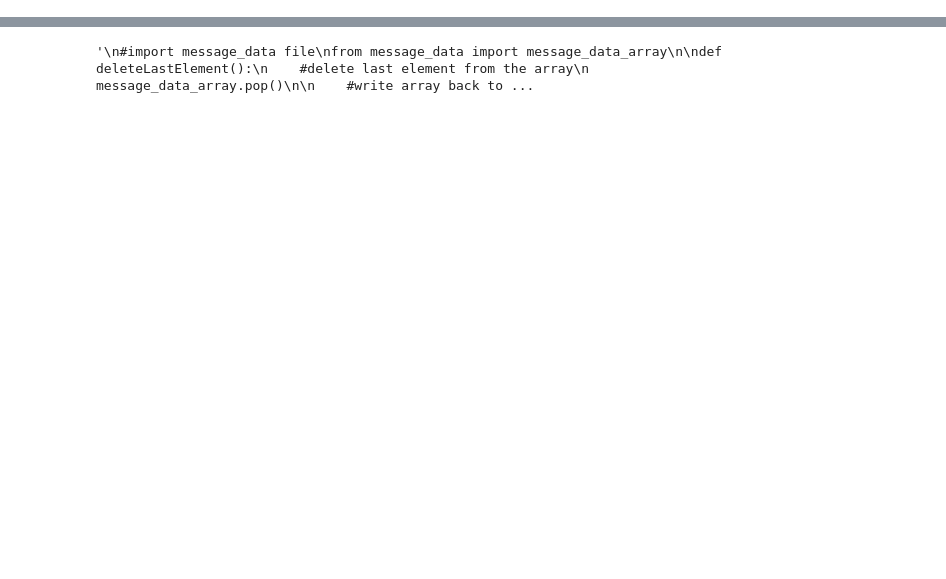
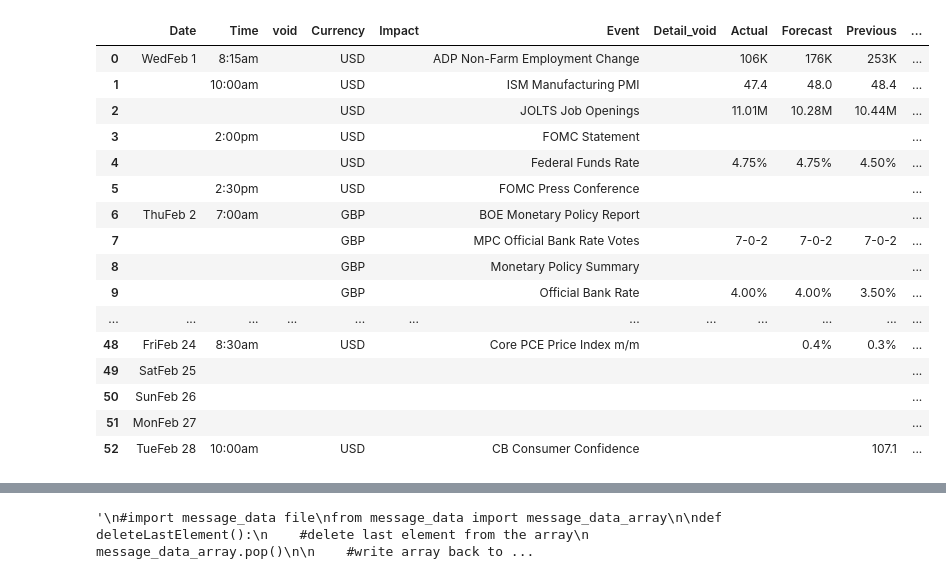
Before and after one commit to gabrieldeolaguibel/Economic-News-Webscraper, a Jupyter notebook: Economic_webscraper.ipynb, the cells around one changed output, grey strips where cells are left out. Drawn from its saved outputs; the diff is of its cells as text; code cells hidden in the pictures; blank space fills up the shorter version.

Commit message:
All features implemented
- Now in correct timezone (Madrid)
- Now sending News Events without numerical data

```diff
--- a/Economic_webscraper.ipynb
+++ b/Economic_webscraper.ipynb
@@ -49,34 +49,52 @@ with cloudscraper.create_scraper(delay=10, browser={'custom': 'ScraperBot/1.0'})
         'method': 'POST',
         'path': '/flex.php?',
         'scheme': 'https',
         'accept': '/',
         'accept-encoding': 'gzip, deflate, br',
         'accept-language': 'en-GB,en-US;q=0.9,en;q=0.8',
         'content-length': '1974',
         'content-type': 'application/x-www-form-urlencoded; charset=UTF-8',
         'origin': 'https://www.forexfactory.com',
         'referer': 'https://www.forexfactory.com/calendar',
         'sec-ch-ua': '"Not_A Brand";v="99", "Google Chrome";v="109", "Chromium";v="109"',
         'sec-ch-ua-mobile': '?0',
         'sec-ch-ua-platform': '"macOS"',
         'sec-fetch-dest': 'empty',
         'sec-fetch-mode': 'cors',
         'sec-fetch-site': 'same-origin',
         'x-requested-with': 'XMLHttpRequest'
     }
     r = scraper.post('https://www.forexfactory.com/flex.php?', data=data, headers=headers) #use request URL
 
     soup = BeautifulSoup(r.text,'lxml')
 
     calendar_table = soup.find('table', class_="calendar__table")
 
     #print(calendar_table)
     column_headers = ['Date', 'Time', 'void', 'Currency', 'Impact', 'Event', 'Detail_void', 'Actual', 'Forecast', 'Previous', 'Graph_void']
     df = pd.DataFrame(columns = column_headers)
     for row in calendar_table.select('tr[class*="calendar__row calendar_row"]'):
         row_data = [td.get_text(strip=True) for td in row.find_all('td')]
         df.loc[len(df)] = row_data
-#df
+df
+# %% [output]
+|  | Date | Time | void | Currency | Impact | Event | Detail_void | Actual | Forecast | Previous | ... |
+| 0 | WedFeb 1 | 8:15am |  | USD |  | ADP Non-Farm Employment Change |  | 106K | 176K | 253K | ... |
+| 1 |  | 10:00am |  | USD |  | ISM Manufacturing PMI |  | 47.4 | 48.0 | 48.4 | ... |
+| 2 |  |  |  | USD |  | JOLTS Job Openings |  | 11.01M | 10.28M | 10.44M | ... |
+| 3 |  | 2:00pm |  | USD |  | FOMC Statement |  |  |  |  | ... |
+| 4 |  |  |  | USD |  | Federal Funds Rate |  | 4.75% | 4.75% | 4.50% | ... |
+| 5 |  | 2:30pm |  | USD |  | FOMC Press Conference |  |  |  |  | ... |
+| 6 | ThuFeb 2 | 7:00am |  | GBP |  | BOE Monetary Policy Report |  |  |  |  | ... |
+| 7 |  |  |  | GBP |  | MPC Official Bank Rate Votes |  | 7-0-2 | 7-0-2 | 7-0-2 | ... |
+| 8 |  |  |  | GBP |  | Monetary Policy Summary |  |  |  |  | ... |
+| 9 |  |  |  | GBP |  | Official Bank Rate |  | 4.00% | 4.00% | 3.50% | ... |
+| ... | ... | ... | ... | ... | ... | ... | ... | ... | ... | ... | ... |
+| 48 | FriFeb 24 | 8:30am |  | USD |  | Core PCE Price Index m/m |  |  | 0.4% | 0.3% | ... |
+| 49 | SatFeb 25 |  |  |  |  |  |  |  |  |  | ... |
+| 50 | SunFeb 26 |  |  |  |  |  |  |  |  |  | ... |
+| 51 | MonFeb 27 |  |  |  |  |  |  |  |  |  | ... |
+| 52 | TueFeb 28 | 10:00am |  | USD |  | CB Consumer Confidence |  |  |  | 107.1 | ... |
 # %%
 #drop the columns with no data
 df.drop(columns=['void', 'Detail_void', 'Graph_void', 'Impact'], inplace=True)
```
Also changed, not shown: parts of 8 cells of this notebook, 1 other file.
